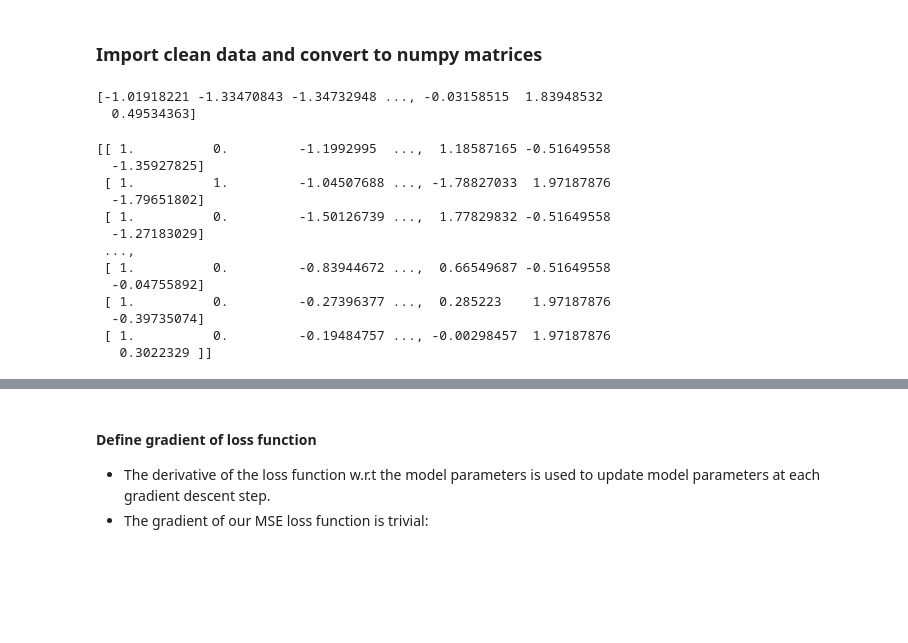
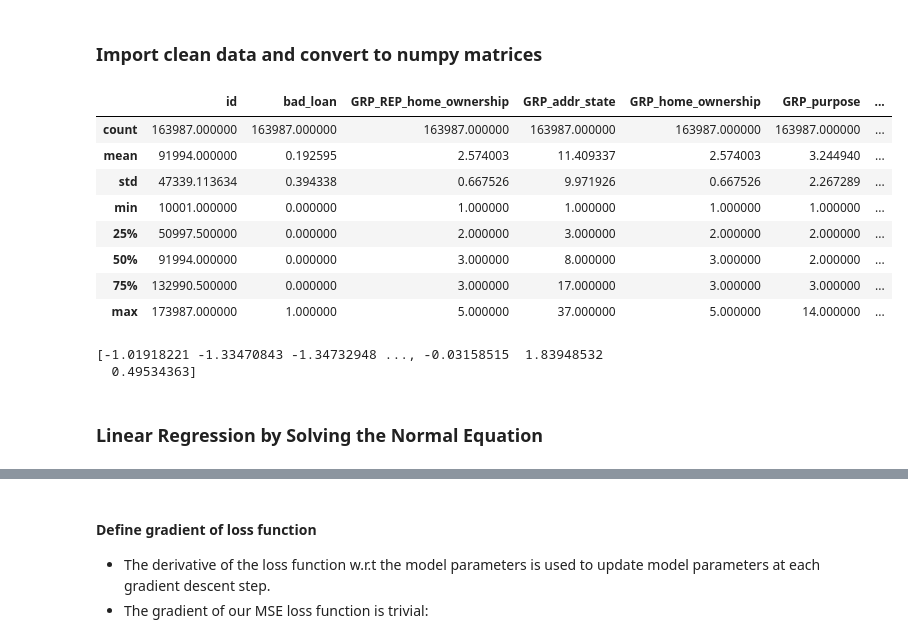
Before and after one commit to jphall663/GWU_data_mining, a Jupyter notebook: 03_regression/src/py_part_3_linear_regression_gradient_descent.ipynb, the cells around one changed output, grey strips where cells are left out. Cells and saved outputs as stored; diff of their text form; code cells hidden in the pictures; blank space fills up the shorter version.

```diff
--- a/03_regression/src/py_part_3_linear_regression_gradient_descent.ipynb
+++ b/03_regression/src/py_part_3_linear_regression_gradient_descent.ipynb
@@ -38,6 +38,17 @@ MAX_ITERS    = 10000 # maximum number of gradient descent steps to allow
 # %%
 # import data using Pandas
 raw = pd.read_csv(IN_FILE_PATH)
+raw.describe()
+# %% [output]
+|  | id | bad_loan | GRP_REP_home_ownership | GRP_addr_state | GRP_home_ownership | GRP_purpose | ... |
+| count | 163987.000000 | 163987.000000 | 163987.000000 | 163987.000000 | 163987.000000 | 163987.000000 | ... |
+| mean | 91994.000000 | 0.192595 | 2.574003 | 11.409337 | 2.574003 | 3.244940 | ... |
+| std | 47339.113634 | 0.394338 | 0.667526 | 9.971926 | 0.667526 | 2.267289 | ... |
+| min | 10001.000000 | 0.000000 | 1.000000 | 1.000000 | 1.000000 | 1.000000 | ... |
+| 25% | 50997.500000 | 0.000000 | 2.000000 | 3.000000 | 2.000000 | 2.000000 | ... |
+| 50% | 91994.000000 | 0.000000 | 3.000000 | 8.000000 | 3.000000 | 2.000000 | ... |
+| 75% | 132990.500000 | 0.000000 | 3.000000 | 17.000000 | 3.000000 | 3.000000 | ... |
+| max | 173987.000000 | 1.000000 | 5.000000 | 37.000000 | 5.000000 | 14.000000 | ... |
 # %%
 # select target column
 y = raw[Y].as_matrix()
@@ -53,18 +64,5 @@ numeric = raw.drop(DROPS + [Y], axis=1).as_matrix()
 N, p = numeric.shape
 X = np.ones(shape=(N, p + 1))
 X[:,1:] = numeric
-print(X)
-# %% [output]
-[[ 1.          0.         -1.1992995  ...,  1.18587165 -0.51649558
-  -1.35927825]
- [ 1.          1.         -1.04507688 ..., -1.78827033  1.97187876
-  -1.79651802]
- [ 1.          0.         -1.50126739 ...,  1.77829832 -0.51649558
-  -1.27183029]
- ...,
- [ 1.          0.         -0.83944672 ...,  0.66549687 -0.51649558
-  -0.04755892]
- [ 1.          0.         -0.27396377 ...,  0.285223    1.97187876
-  -0.39735074]
- [ 1.          0.         -0.19484757 ..., -0.00298457  1.97187876
-   0.3022329 ]]
+# %% [markdown]
+### Linear Regression by Solving the Normal Equation
```
Also changed, not shown: parts of 16 cells of this notebook, 1 other file.
